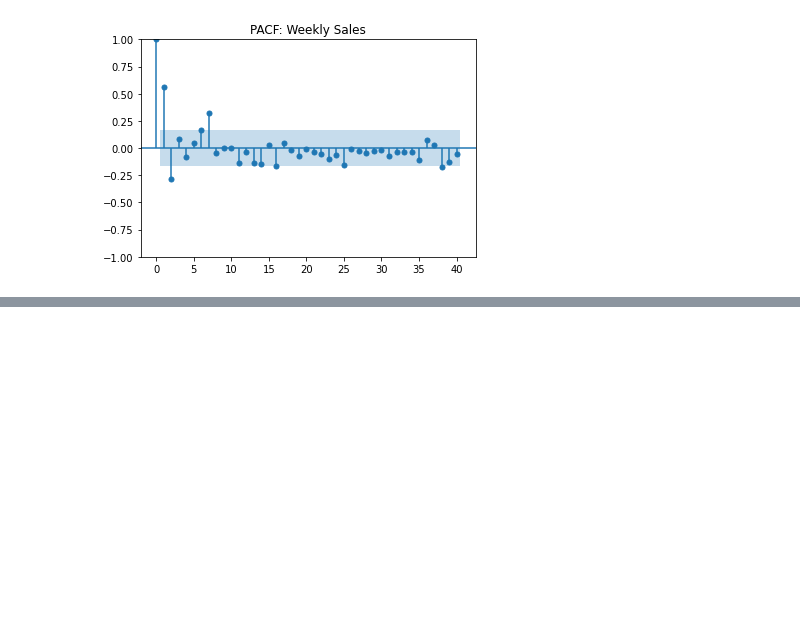
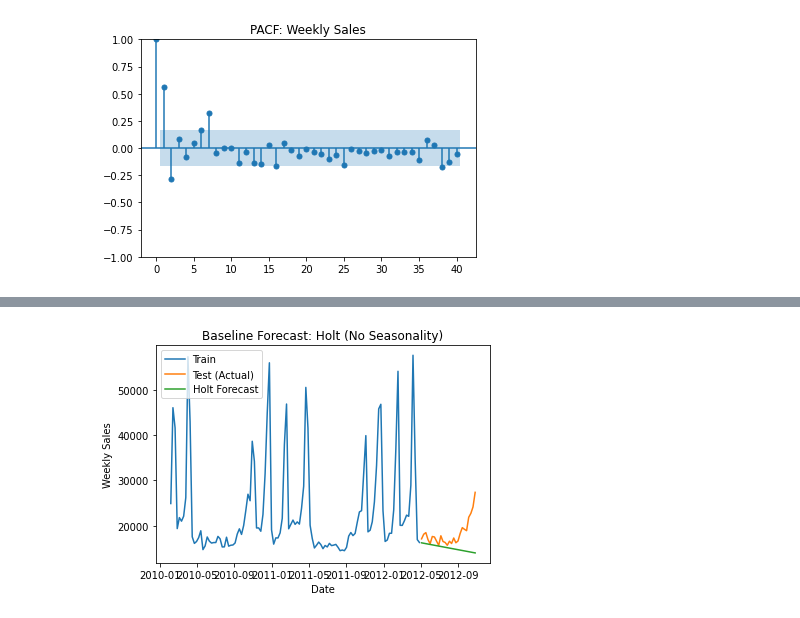
Before and after one commit to amriteshamr/Walmart-Sales-TS-Analysis, a Jupyter notebook: notebook.ipynb, the cells around one changed output, grey strips where cells are left out. Saved outputs shown, nothing was run; the diff lists cells and outputs as text; code cells hidden in the pictures; blank space fills up the shorter version.

```diff
--- a/notebook.ipynb
+++ b/notebook.ipynb
@@ -260,3 +260,12 @@ plt.show()
 [figure]
 <Figure size 432x288 with 0 Axes>
 [figure]
+# %%
+test_size = 26
+
+y = ts["Weekly_Sales"].copy()
+y_train = y.iloc[:-test_size]
+y_test  = y.iloc[-test_size:]
+
+print("Train:", y_train.index.min(), "to", y_train.index.max(), "| n =", len(y_train))
+print("Test :", y_test.index.min(),  "to", y_test.index.max(),  "| n =", len(y_test))
@@ -262,0 +277,9 @@ plt.show()
+# %%
+from statsmodels.tsa.holtwinters import ExponentialSmoothing
+
+holt = ExponentialSmoothing(y_train, trend="add", seasonal=None)
+holt_fit = holt.fit(optimized=True)
+
+holt_forecast = holt_fit.forecast(steps=len(y_test))
+holt_forecast.index = y_test.index
+holt_forecast.head()
@@ -262,0 +294,13 @@ plt.show()
+# %%
+import matplotlib.pyplot as plt
+
+plt.figure()
+plt.plot(y_train.index, y_train, label="Train")
+plt.plot(y_test.index, y_test, label="Test (Actual)")
+plt.plot(holt_forecast.index, holt_forecast, label="Holt Forecast")
+plt.title("Baseline Forecast: Holt (No Seasonality)")
+plt.xlabel("Date"); plt.ylabel("Weekly Sales")
+plt.legend()
+plt.show()
+# %% [output]
+[figure, added]
```
Also changed, not shown: parts of 7 cells of this notebook.
